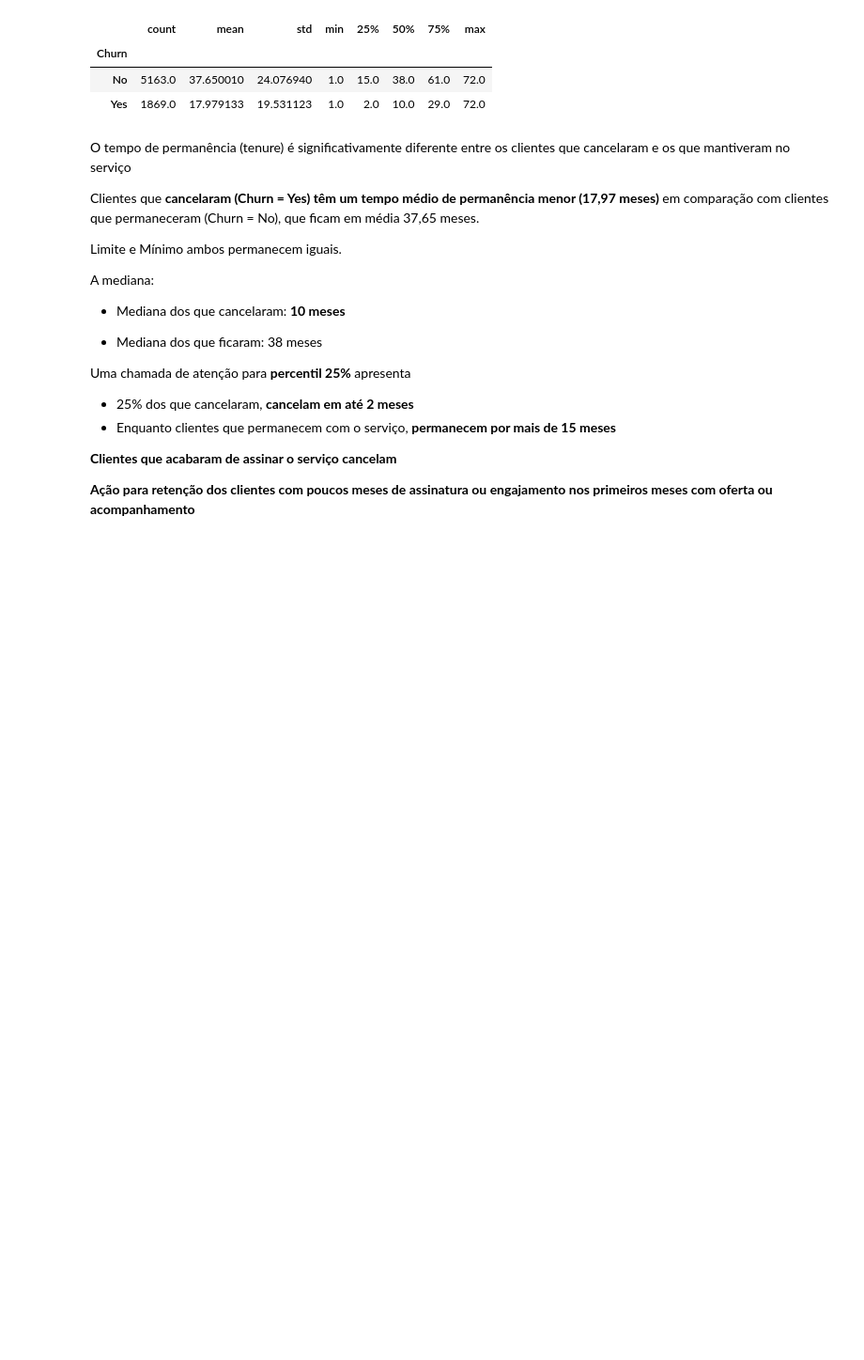
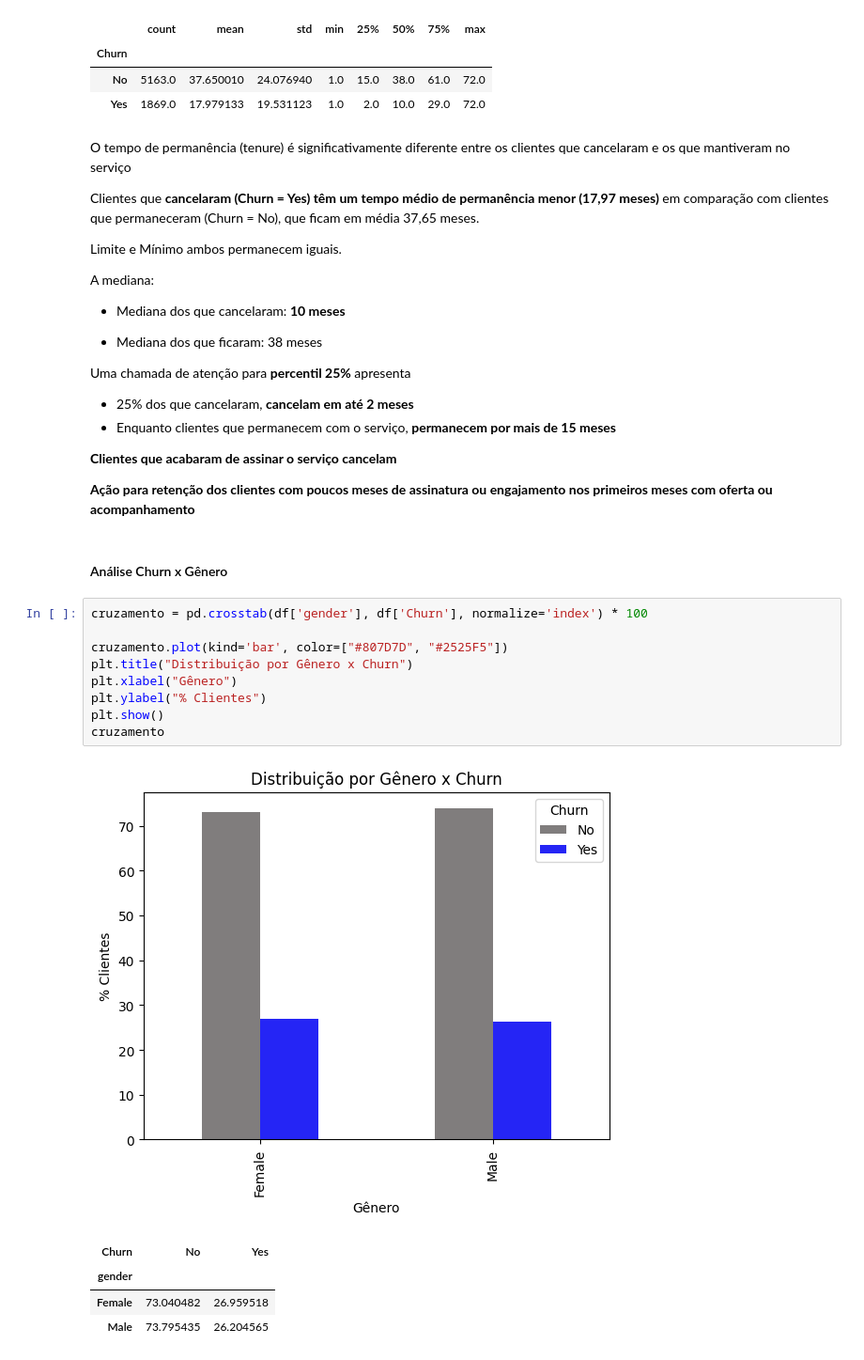
Before and after one commit to Lucas-Silva-Analytics/CaseChurn, a Jupyter notebook: notebooks/case_churn.ipynb, the cells around one changed output. Shown at 94% size. Saved outputs shown, nothing was run; the diff lists cells and outputs as text; blank space fills up the shorter version.

Commit message:
Análise de Churn vs Gênero e Gráfico de Calor(heatmap) gênero x churn e parceiro foram feitos

```diff
--- a/notebooks/case_churn.ipynb
+++ b/notebooks/case_churn.ipynb
@@ -493,3 +493,20 @@ Uma chamada de atenção para **percentil 25%** apresenta
 **Clientes que acabaram de assinar o serviço cancelam**
 
 **Ação para retenção dos clientes com poucos meses de assinatura ou engajamento nos primeiros meses com oferta ou acompanhamento**
+# %% [markdown]
+#### Análise Churn x Gênero
+# %%
+cruzamento = pd.crosstab(df['gender'], df['Churn'], normalize='index') * 100
+
+cruzamento.plot(kind='bar', color=["#807D7D", "#2525F5"])
+plt.title("Distribuição por Gênero x Churn")
+plt.xlabel("Gênero")
+plt.ylabel("% Clientes")
+plt.show()
+cruzamento
+# %% [output]
+[figure, added]
+| Churn | No | Yes |
+| gender |  |  |
+| Female | 73.040482 | 26.959518 |
+| Male | 73.795435 | 26.204565 |
```
Also changed, not shown: parts of 4 cells of this notebook.
